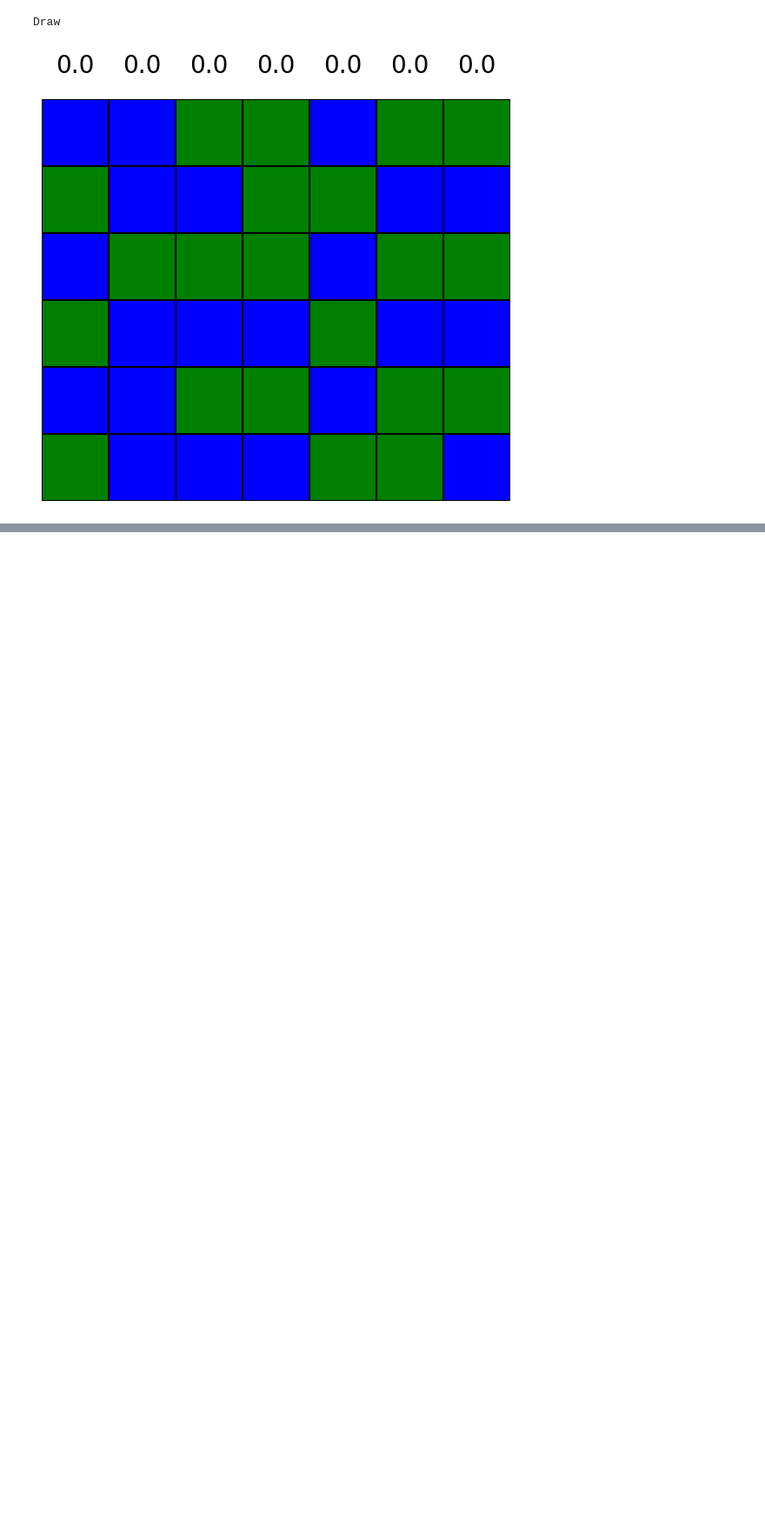
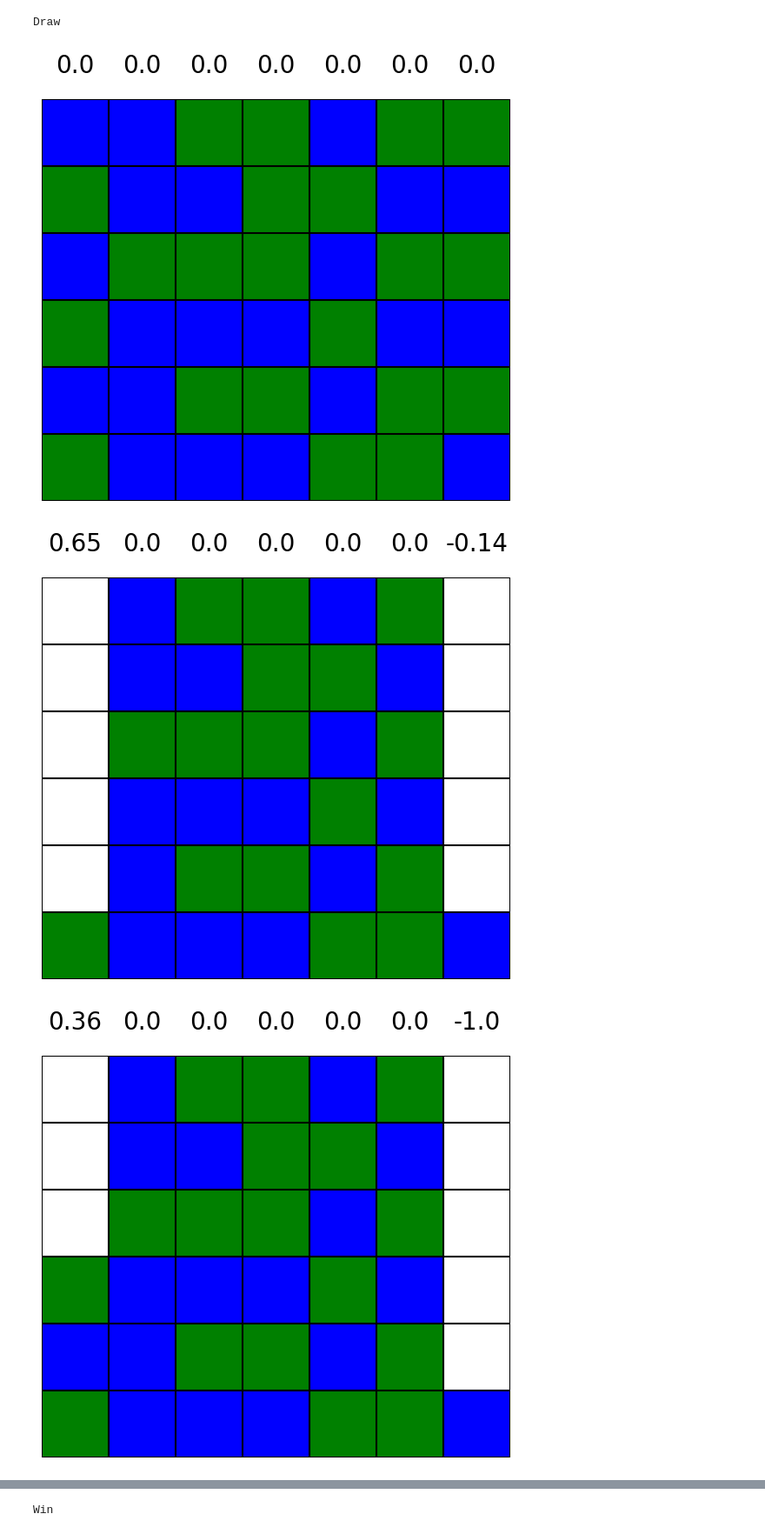
Before and after one commit to ChristianPickettCode/DPRL, a Jupyter notebook: Notebook3.ipynb, the cells around one changed output, grey strips where cells are left out. Shown: that part at 87% size. Saved outputs shown, nothing was run; the diff lists cells and outputs as text; code cells hidden in the pictures; blank space fills up the shorter version.

```diff
--- a/Notebook3.ipynb
+++ b/Notebook3.ipynb
@@ -325,3 +325,8 @@ single_game()
 [figure]
 Draw
 [figure]
+# %%
+single_game()
+# %% [output]
+[figure, added]
+[figure, added]
@@ -327,0 +335 @@ Draw
+Win
```
Also changed, not shown: parts of 1 cell of this notebook, 16 other files.
